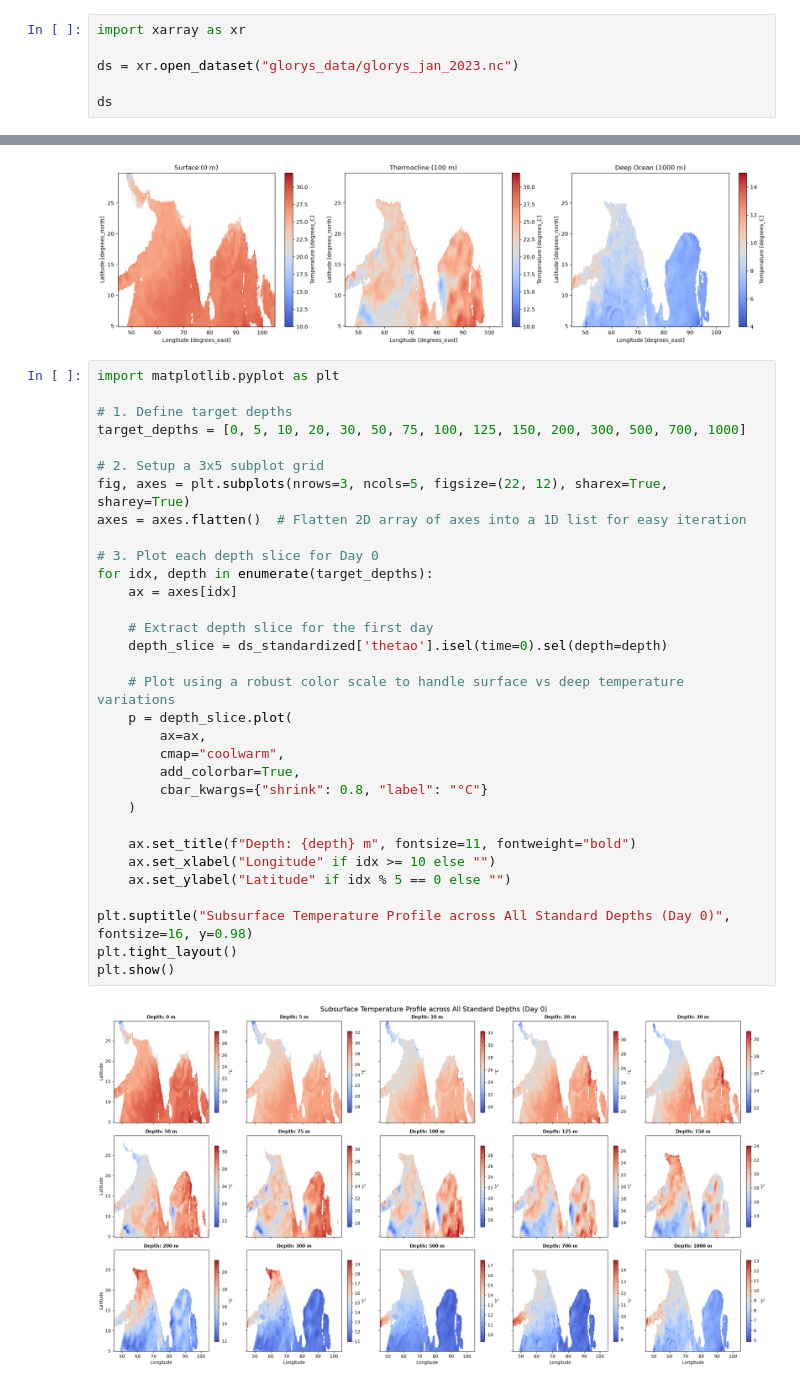
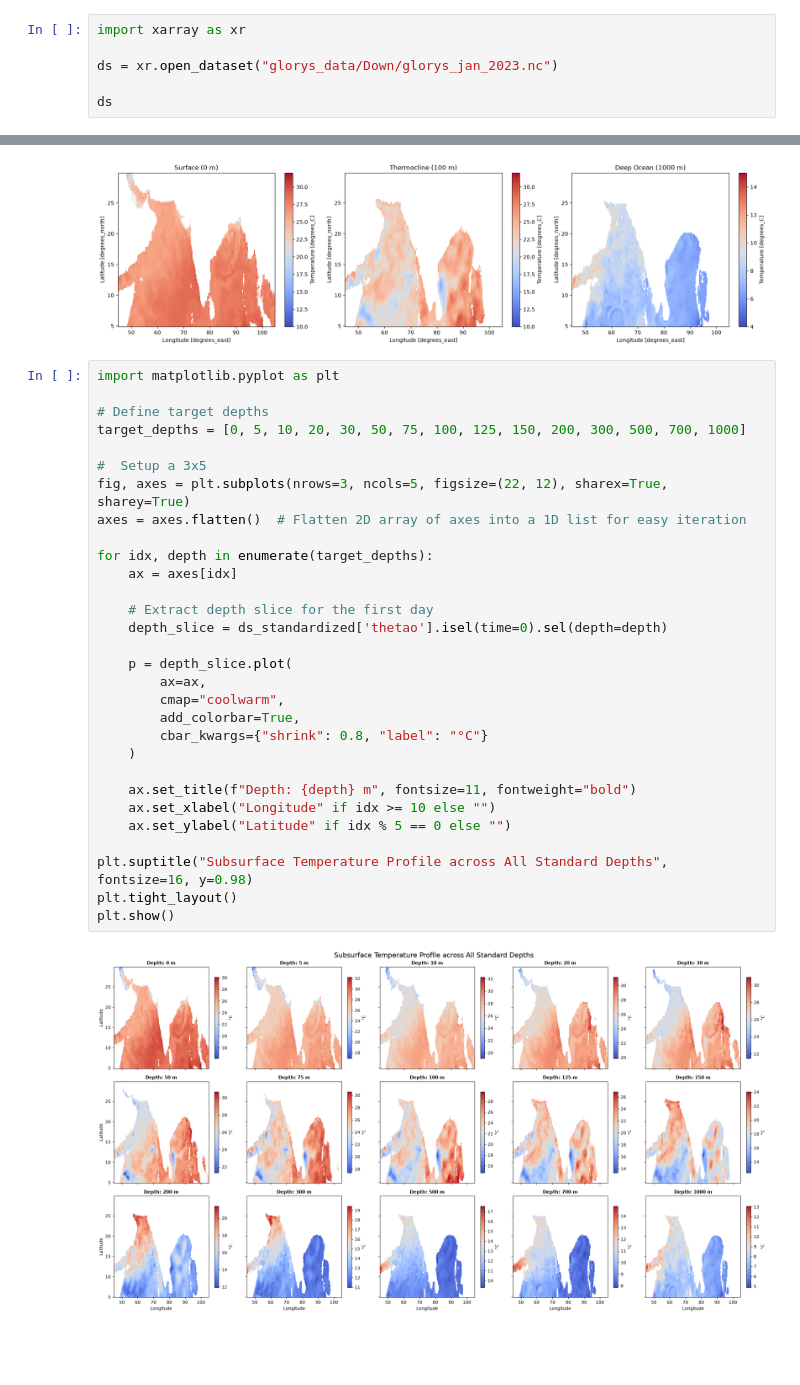
Before and after one commit to ShreyData/OceanEmbed, a Jupyter notebook: Data/Glorys_demo.ipynb, the cells around one changed output, grey strips where cells are left out. Drawn from its saved outputs; the diff is of its cells as text; blank space fills up the shorter version.

Commit message:
winds down script

```diff
--- a/Data/Glorys_demo.ipynb
+++ b/Data/Glorys_demo.ipynb
@@ -1,7 +1,7 @@
 # %%
 import xarray as xr
 
-ds = xr.open_dataset("glorys_data/glorys_jan_2023.nc")
+ds = xr.open_dataset("glorys_data/Down/glorys_jan_2023.nc")
 
 ds
 # %% [output]
@@ -96,34 +96,32 @@ plt.show()
 # %%
 import matplotlib.pyplot as plt
 
-# 1. Define target depths
+# Define target depths
 target_depths = [0, 5, 10, 20, 30, 50, 75, 100, 125, 150, 200, 300, 500, 700, 1000]
 
-# 2. Setup a 3x5 subplot grid
+#  Setup a 3x5
 fig, axes = plt.subplots(nrows=3, ncols=5, figsize=(22, 12), sharex=True, sharey=True)
 axes = axes.flatten()  # Flatten 2D array of axes into a 1D list for easy iteration
 
-# 3. Plot each depth slice for Day 0
 for idx, depth in enumerate(target_depths):
     ax = axes[idx]
 
     # Extract depth slice for the first day
     depth_slice = ds_standardized['thetao'].isel(time=0).sel(depth=depth)
 
-    # Plot using a robust color scale to handle surface vs deep temperature variations
     p = depth_slice.plot(
         ax=ax,
         cmap="coolwarm",
         add_colorbar=True,
         cbar_kwargs={"shrink": 0.8, "label": "°C"}
     )
 
     ax.set_title(f"Depth: {depth} m", fontsize=11, fontweight="bold")
     ax.set_xlabel("Longitude" if idx >= 10 else "")
     ax.set_ylabel("Latitude" if idx % 5 == 0 else "")
 
-plt.suptitle("Subsurface Temperature Profile across All Standard Depths (Day 0)", fontsize=16, y=0.98)
+plt.suptitle("Subsurface Temperature Profile across All Standard Depths", fontsize=16, y=0.98)
 plt.tight_layout()
 plt.show()
 # %% [output]
-[figure, old version]
+[figure, new version]
```
Also changed, not shown: 1 other file.
